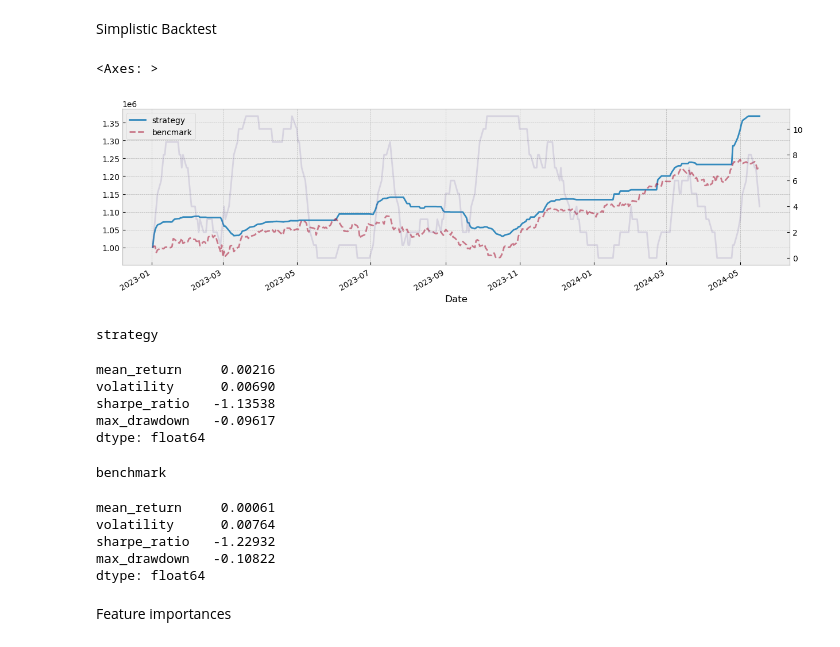
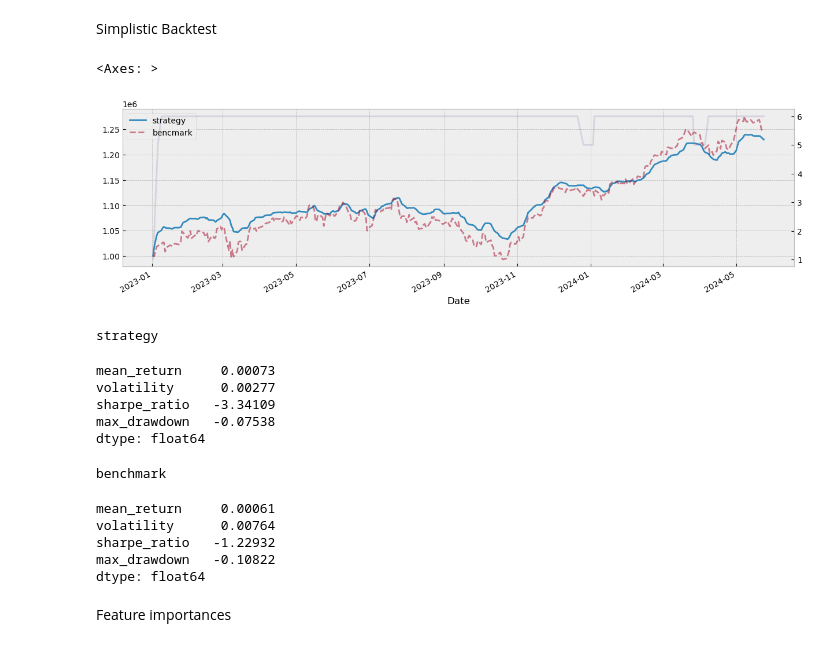
Before and after one commit to RobUngvari/dax-24-strat, a Jupyter notebook: proof_of_concept/[03] Backtesting.ipynb, the cells around one changed output. Drawn from its saved outputs; the diff is of its cells as text; code cells hidden in the pictures.

```diff
--- a/proof_of_concept/[03] Backtesting.ipynb
+++ b/proof_of_concept/[03] Backtesting.ipynb
@@ -57,33 +57,33 @@ XGBClassifier(base_score=None, booster=None, callbacks=None,
 # %% [markdown]
 Simplistic Backtest
 # %%
-hold_period = 10
+hold_period = 5
 inital_cash = 1000000
 
 backtest = pd.concat([price_data['open'].shift(-1), price_data['close'].shift(hold_period*-1)], axis=1).dropna()
 
 signals = model.predict_proba(X_test[data_loaded['selected_features']])[:, 1] > data_loaded['threshold']
 signals = pd.DataFrame(signals, index=X_test.index, columns=['signal']).astype(int)
 
 backtest = backtest.join(signals).dropna()
 # backtest['returns'] = ((backtest['close'] / backtest['open']) * backtest['signal'])
 backtest['returns'] = (((backtest['close'] / backtest['open'] - 1) * backtest['signal']) / pd.concat([backtest.signal.shift(_) for _ in range(0, hold_period+1)], axis=1).fillna(0).sum(axis=1)).fillna(0) + 1
 
 backtest.loc[backtest.returns == 0, 'returns'] = 1
 backtest.iloc[0,3] = inital_cash
 
 ###
 # backtest['returns'] = (backtest['returns'] / pd.concat([backtest.signal.shift(_) for _ in range(0, hold_period+1)], axis=1).fillna(0).sum(axis=1)).replace(np.inf,0)
 ###
 backtest['equity_curve'] = backtest.returns.cumprod()
 backtest['benchmark'] = backtest.close.pct_change().add(1).fillna(inital_cash).cumprod()
 
 backtest['equity_curve'].plot(figsize=(15, 4), label='strategy', legend=True)
 backtest['benchmark'].plot(label='bencmark', legend=True, ls='--', alpha=0.5)
 pd.concat([backtest.signal.shift(_) for _ in range(0, hold_period+1)], axis=1).fillna(0).sum(axis=1).plot(secondary_y=True, ls='-', alpha=0.2, label='max open position')
 # %% [output]
 <Axes: >
-[figure, old version]
+[figure, new version]
 # %%
 print('strategy')
 display(pd.Series(utils.Tools.backtest_performance_report(backtest['equity_curve'][backtest['signal'] == 1])))
@@ -91,10 +91,10 @@ print('benchmark')
 display(pd.Series(utils.Tools.backtest_performance_report(backtest['benchmark'])))
 # %% [output]
 strategy
-mean_return     0.00216
-volatility      0.00690
-sharpe_ratio   -1.13538
-max_drawdown   -0.09617
+mean_return     0.00073
+volatility      0.00277
+sharpe_ratio   -3.34109
+max_drawdown   -0.07538
 dtype: float64
 benchmark
 mean_return     0.00061
```
Also changed, not shown: parts of 1 cell of this notebook, 3 other files.
